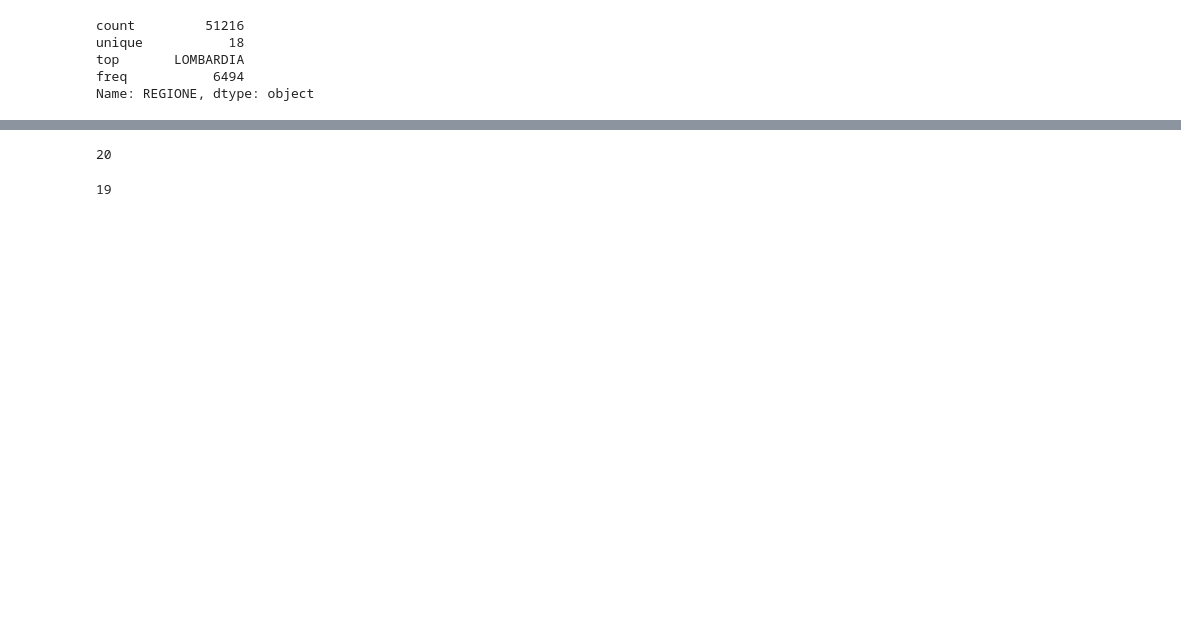
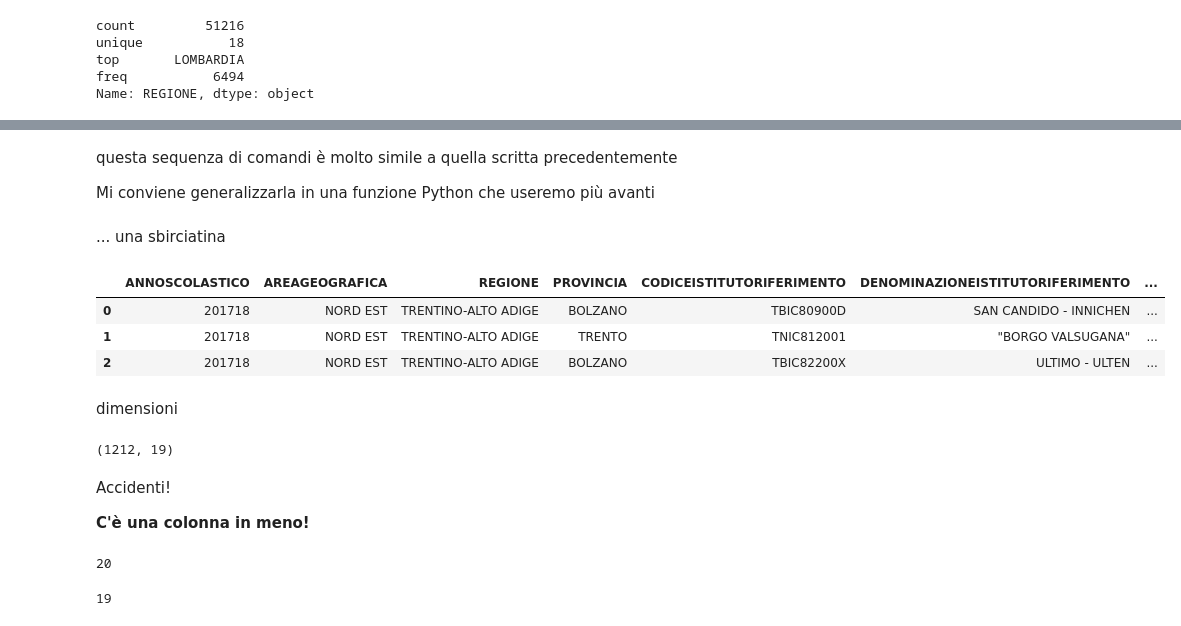
Before and after one commit to napo/opendatamiur, a Jupyter notebook: MIUR_OpenData.ipynb, the cells around one changed output, grey strips where cells are left out. Saved outputs shown, nothing was run; the diff lists cells and outputs as text; code cells hidden in the pictures; blank space fills up the shorter version.

```diff
--- a/MIUR_OpenData.ipynb
+++ b/MIUR_OpenData.ipynb
@@ -206 +258,5 @@ scuole_province_autonome=pd.read_csv(io.StringIO(datiremoti.decode('utf-8')))
+# %% [markdown]
+questa sequenza di comandi è molto simile a quella scritta precedentemente
+
+Mi conviene generalizzarla in una funzione Python che useremo più avanti
 # %%
@@ -210,4 +271,23 @@ def tabellaMIUR(url):
     return tabella
+# %% [markdown]
+... una sbirciatina
+# %%
+scuole_province_autonome.head(3)
+# %% [output]
+|  | ANNOSCOLASTICO | AREAGEOGRAFICA | REGIONE | PROVINCIA | CODICEISTITUTORIFERIMENTO | DENOMINAZIONEISTITUTORIFERIMENTO | ... |
+| 0 | 201718 | NORD EST | TRENTINO-ALTO ADIGE | BOLZANO | TBIC80900D | SAN CANDIDO - INNICHEN | ... |
+| 1 | 201718 | NORD EST | TRENTINO-ALTO ADIGE | TRENTO | TNIC812001 | "BORGO VALSUGANA" | ... |
+| 2 | 201718 | NORD EST | TRENTINO-ALTO ADIGE | BOLZANO | TBIC82200X | ULTIMO - ULTEN | ... |
+# %% [markdown]
+dimensioni
+# %%
+scuole_province_autonome.shape
+# %% [output]
+(1212, 19)
+# %% [markdown]
+Accidenti!
+
+**C'è una colonna in meno!**
 # %%
 scuole.columns.size
 # %% [output]
```
Also changed, not shown: parts of 71 cells of this notebook.
